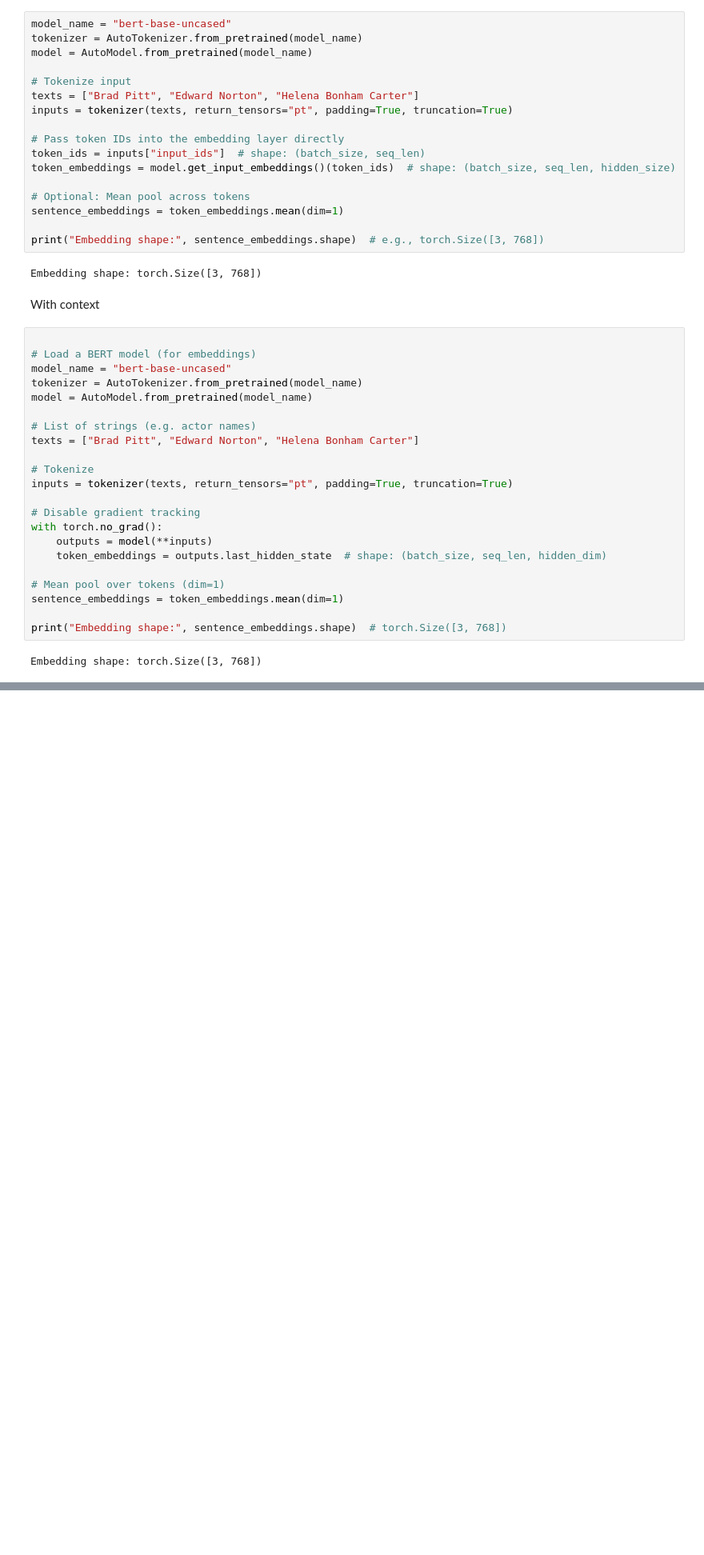
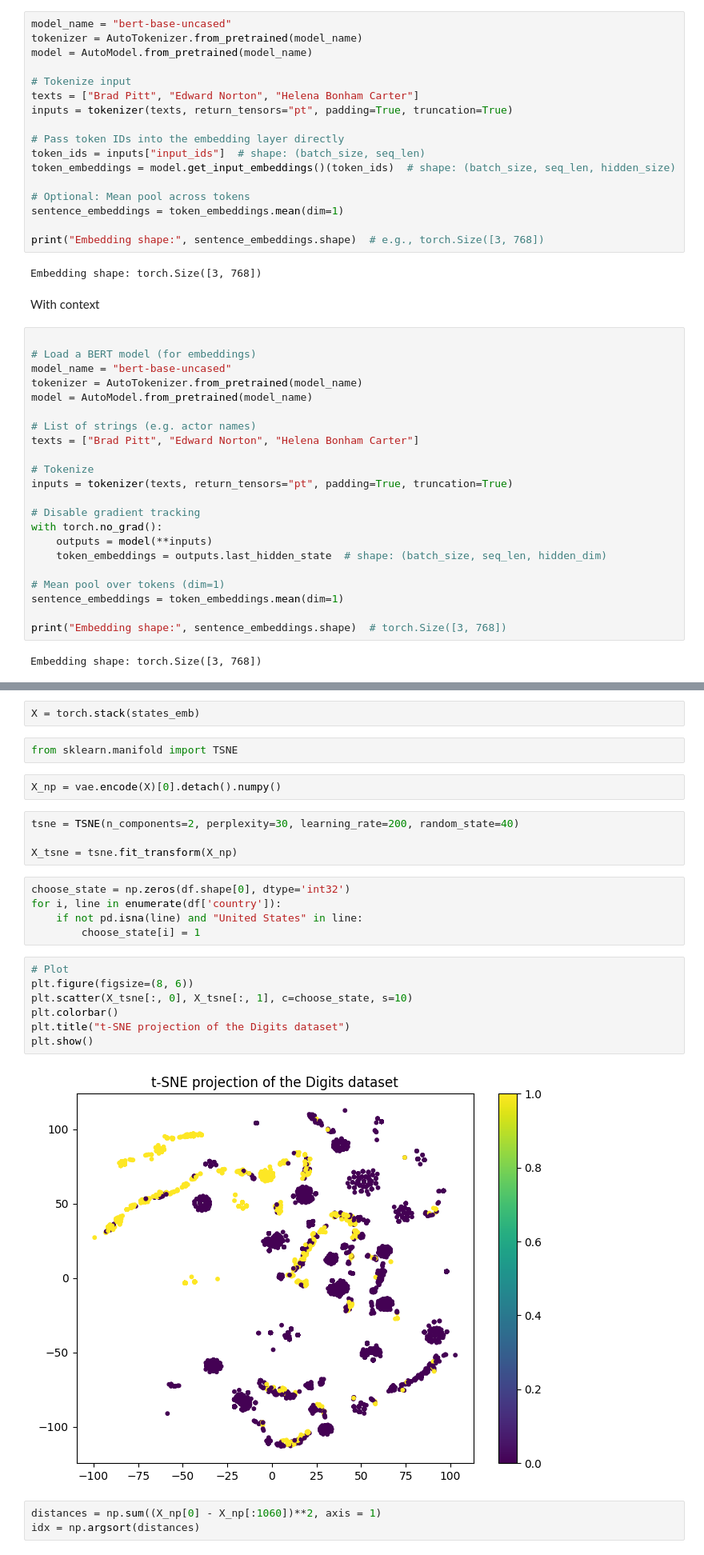
Before and after one commit to Hanami199/MLOpsProject, a Jupyter notebook: ml/Netflix.ipynb, the cells around one changed output, grey strips where cells are left out. Shown at 80% size. Saved outputs shown, nothing was run; the diff lists cells and outputs as text; blank space fills up the shorter version.

Commit message:
tested VAE on states embeddings

```diff
--- a/ml/Netflix.ipynb
+++ b/ml/Netflix.ipynb
@@ -165,0 +224,27 @@ India
+# %%
+X = torch.stack(states_emb)
+# %%
+from sklearn.manifold import TSNE
+# %%
+X_np = vae.encode(X)[0].detach().numpy()
+# %%
+tsne = TSNE(n_components=2, perplexity=30, learning_rate=200, random_state=40)
+
+X_tsne = tsne.fit_transform(X_np)
+# %%
+choose_state = np.zeros(df.shape[0], dtype='int32')
+for i, line in enumerate(df['country']):
+    if not pd.isna(line) and "United States" in line:
+        choose_state[i] = 1
+# %%
+# Plot
+plt.figure(figsize=(8, 6))
+plt.scatter(X_tsne[:, 0], X_tsne[:, 1], c=choose_state, s=10)
+plt.colorbar()
+plt.title("t-SNE projection of the Digits dataset")
+plt.show()
+# %% [output]
+[figure, added]
+# %%
+distances = np.sum((X_np[0] - X_np[:1060])**2, axis = 1)
+idx = np.argsort(distances)
```
Also changed, not shown: parts of 16 cells of this notebook, 2 other files.
